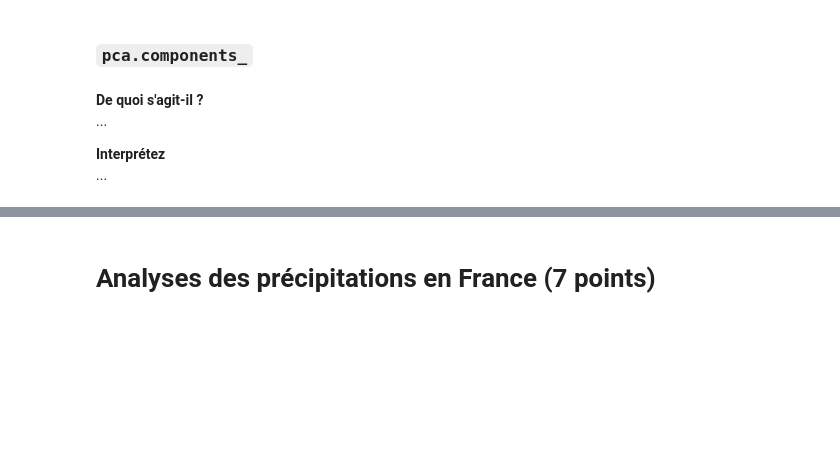
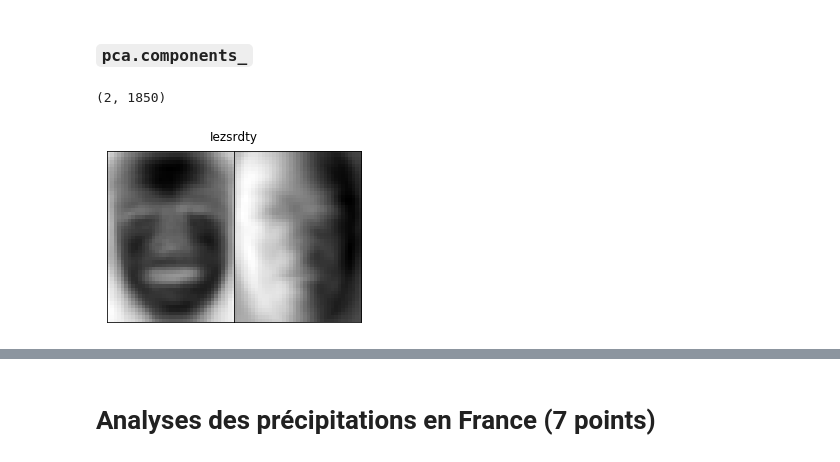
Before and after one commit to campusplage/compte-rendus-brun-franc, a Jupyter notebook: TP2_sklearn.ipynb, the cells around one changed output, grey strips where cells are left out. Drawn from its saved outputs; the diff is of its cells as text; code cells hidden in the pictures; blank space fills up the shorter version.

```diff
--- a/TP2_sklearn.ipynb
+++ b/TP2_sklearn.ipynb
@@ -324,10 +317,10 @@ On constate qu'on ne distingue pas grand chose sur les images. Il faudrait peut
 ncomp = 0
 
 for ncomp in [5, 10, 30, 50, 70, 100, 200]:
-    pca = PCA(n_components=ncomp)
-    pca.fit(t);
-    data_pca = pca.transform(t)
-    reconstruction2 = pca.inverse_transform(data_pca)
+    pca2 = PCA(n_components=ncomp)
+    pca2.fit(t);
+    data_pca2 = pca2.transform(t)
+    reconstruction2 = pca2.inverse_transform(data_pca2)
     plot_images(reconstruction2, 'Données reconstituées avec %d dimensions' %ncomp, n_row=1, n_col=5)
 
 
@@ -392,13 +389,10 @@ __Interprétez__
 ### `pca.components_`
 # %%
 # Commencez par en affichez la dimension
-...
+print(pca.components_.shape)
 
 # Cela devrait vous rappeler quelque chose. Affichez.
-...
+plot_images(pca.components_, 'Iezsrdty',n_row=1, n_col=2)
+# %% [output]
+(2, 1850)
+[figure, added]
-# %% [markdown]
-__De quoi s'agit-il ?__
-...
-
-__Interprétez__
-...
```
Also changed, not shown: parts of 15 cells of this notebook.
